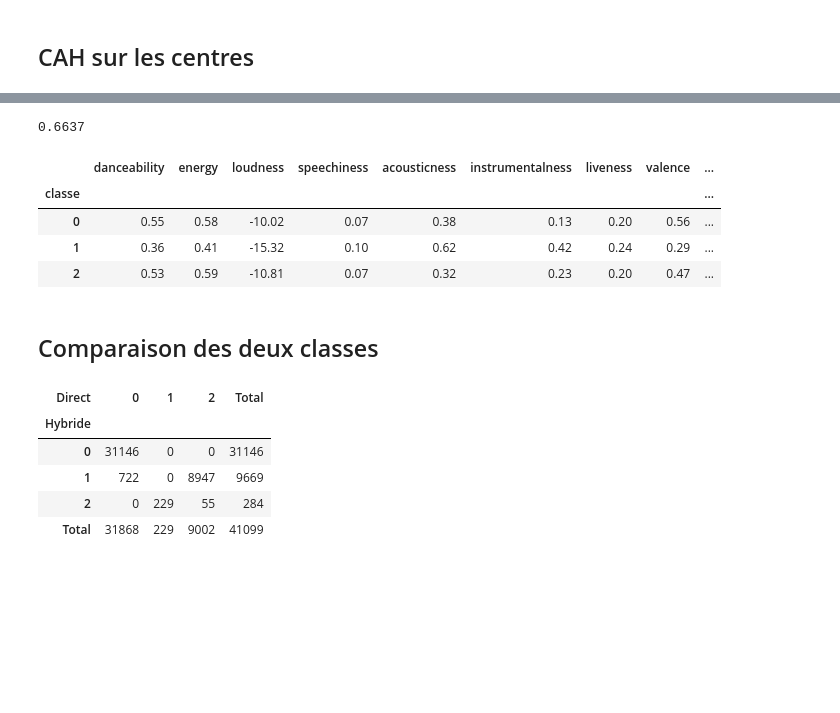
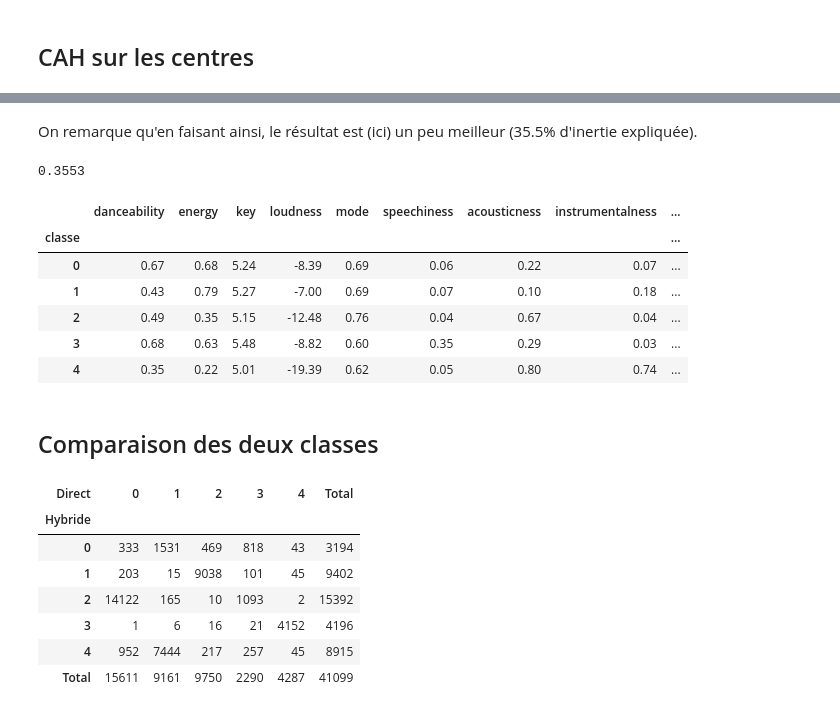
Before and after one commit to fxjollois/cours-2021-2022, a Jupyter notebook: insa-ms-esd--ml/classif-demande2-correction.ipynb, the cells around one changed output, grey strips where cells are left out. Drawn from its saved outputs; the diff is of its cells as text; code cells hidden in the pictures; blank space fills up the shorter version.

```diff
--- a/insa-ms-esd--ml/classif-demande2-correction.ipynb
+++ b/insa-ms-esd--ml/classif-demande2-correction.ipynb
@@ -34,6 +44,7 @@ spotify
 spotify_qt = spotify[["danceability", "energy", "loudness", "speechiness",
                       "acousticness", "instrumentalness", "liveness", "valence",
                       "tempo", "duration_ms", "chorus_hit"]]
+spotify_qt = pandas.DataFrame(scale(spotify_qt), columns = spotify_qt.columns)
 spotify_qt
 # %% [output]
 |  | danceability | energy | loudness | speechiness | acousticness | instrumentalness | liveness | valence | ... |
@@ -227,3 +250,2 @@ spotify_qt.assign(classe = kmeans_3.labels_).groupby("classe").mean().round(2)
 # %%
-%%time
-kmeans_3bis = KMeans(n_clusters = 3).fit(spotify_qt)
+kmeans_5bis = KMeans(n_clusters = 5).fit(spotify_qt)
@@ -233,25 +252,31 @@ Wall time: 351 ms
+# %% [markdown]
+On remarque qu'en faisant ainsi, le résultat est (ici) un peu meilleur (35.5% d'inertie expliquée).
 # %%
-numpy.round(1 - kmeans_3bis.inertia_ / kmeans_1.inertia_, 4)
+numpy.round(1 - kmeans_5bis.inertia_ / kmeans_1.inertia_, 4)
 # %% [output]
-0.6637
+0.3553
 # %%
-spotify_qt.assign(classe = kmeans_3bis.labels_).groupby("classe").mean().round(2)
+spotify.assign(classe = kmeans_5bis.labels_).groupby("classe").mean().round(2)
 # %% [output]
-|  | danceability | energy | loudness | speechiness | acousticness | instrumentalness | liveness | valence | ... |
+|  | danceability | energy | key | loudness | mode | speechiness | acousticness | instrumentalness | ... |
 | classe |  |  |  |  |  |  |  |  | ... |
-| 0 | 0.55 | 0.58 | -10.02 | 0.07 | 0.38 | 0.13 | 0.20 | 0.56 | ... |
-| 1 | 0.36 | 0.41 | -15.32 | 0.10 | 0.62 | 0.42 | 0.24 | 0.29 | ... |
-| 2 | 0.53 | 0.59 | -10.81 | 0.07 | 0.32 | 0.23 | 0.20 | 0.47 | ... |
+| 0 | 0.67 | 0.68 | 5.24 | -8.39 | 0.69 | 0.06 | 0.22 | 0.07 | ... |
+| 1 | 0.43 | 0.79 | 5.27 | -7.00 | 0.69 | 0.07 | 0.10 | 0.18 | ... |
+| 2 | 0.49 | 0.35 | 5.15 | -12.48 | 0.76 | 0.04 | 0.67 | 0.04 | ... |
+| 3 | 0.68 | 0.63 | 5.48 | -8.82 | 0.60 | 0.35 | 0.29 | 0.03 | ... |
+| 4 | 0.35 | 0.22 | 5.01 | -19.39 | 0.62 | 0.05 | 0.80 | 0.74 | ... |
 # %% [markdown]
 ## Comparaison des deux classes
 # %%
-pandas.crosstab(index = kmeans_3.labels_, columns = kmeans_3bis.labels_,
+pandas.crosstab(index = kmeans_5.labels_, columns = kmeans_5bis.labels_,
                 margins = True, margins_name = "Total",
                 rownames = ["Hybride"], colnames = ["Direct"])
 # %% [output]
-| Direct | 0 | 1 | 2 | Total |
-| Hybride |  |  |  |  |
-| 0 | 31146 | 0 | 0 | 31146 |
-| 1 | 722 | 0 | 8947 | 9669 |
-| 2 | 0 | 229 | 55 | 284 |
-| Total | 31868 | 229 | 9002 | 41099 |
+| Direct | 0 | 1 | 2 | 3 | 4 | Total |
+| Hybride |  |  |  |  |  |  |
+| 0 | 333 | 1531 | 469 | 818 | 43 | 3194 |
+| 1 | 203 | 15 | 9038 | 101 | 45 | 9402 |
+| 2 | 14122 | 165 | 10 | 1093 | 2 | 15392 |
+| 3 | 1 | 6 | 16 | 21 | 4152 | 4196 |
+| 4 | 952 | 7444 | 217 | 257 | 45 | 8915 |
+| Total | 15611 | 9161 | 9750 | 2290 | 4287 | 41099 |
```
Also changed, not shown: parts of 30 cells of this notebook, 1 other file.
